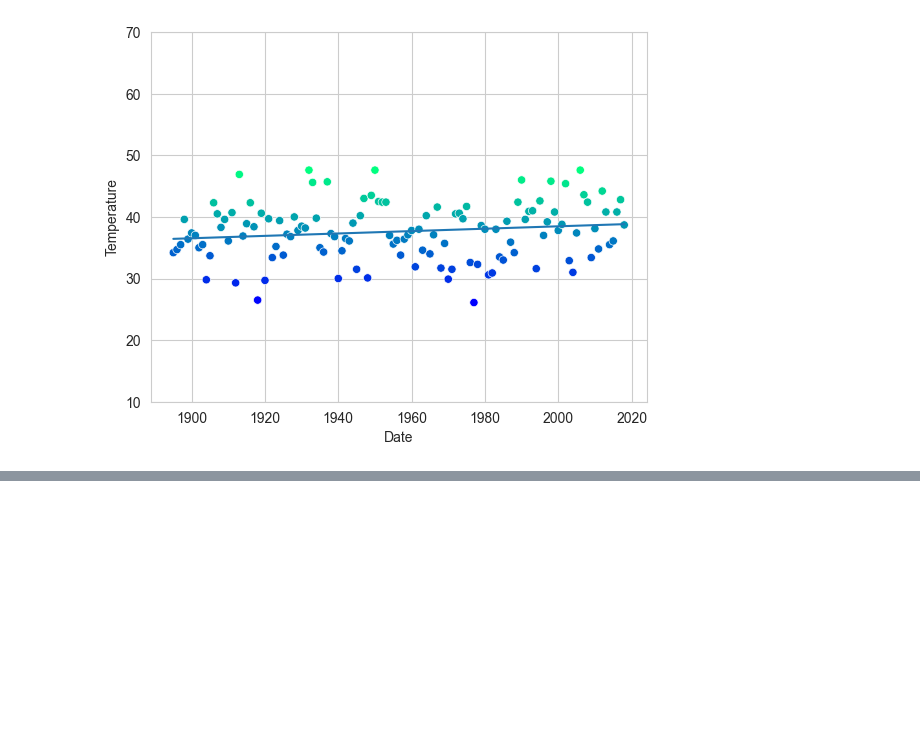
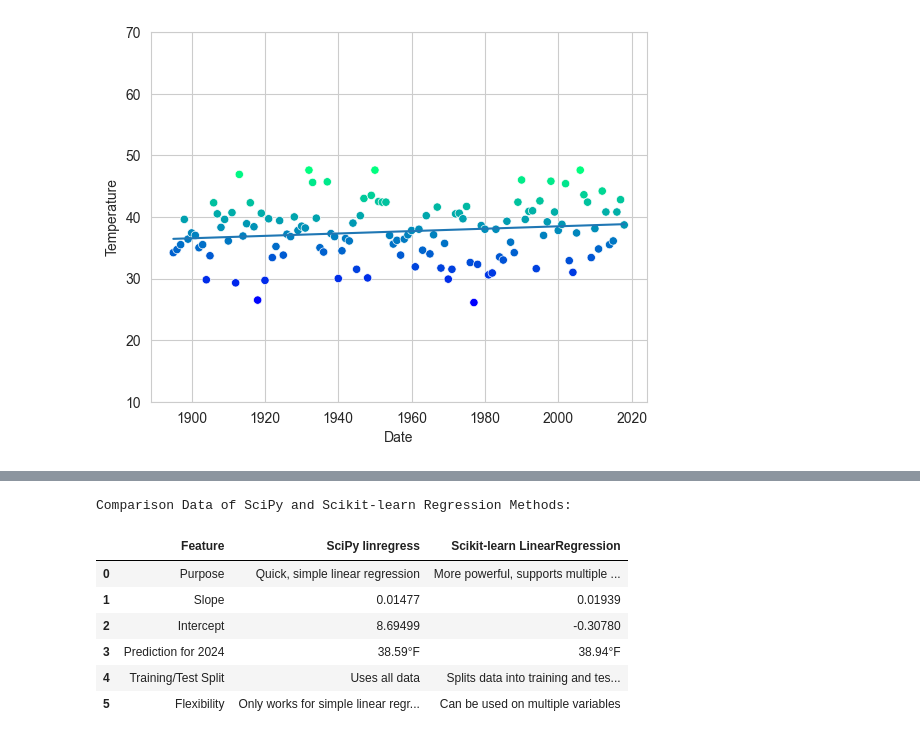
Before and after one commit to abeaderstadt/datafun-07-ml, a Jupyter notebook: beaderstadt_ml.ipynb, the cells around one changed output, grey strips where cells are left out. Cells and saved outputs as stored; diff of their text form; code cells hidden in the pictures; blank space fills up the shorter version.

```diff
--- a/beaderstadt_ml.ipynb
+++ b/beaderstadt_ml.ipynb
@@ -221,0 +226,37 @@ line = plt.plot(x, y)
+# %%
+# Create a dictionary with comparison data of both methods
+data = {
+    "Feature": [
+        "Purpose", "Slope", "Intercept", "Prediction for 2024",
+        "Training/Test Split", "Flexibility"
+    ],
+    "SciPy linregress": [
+        "Quick, simple linear regression",
+        "0.01477",
+        "8.69499",
+        "38.59°F",
+        "Uses all data",
+        "Only works for simple linear regression"
+    ],
+    "Scikit-learn LinearRegression": [
+        "More powerful, supports multiple regression",
+        "0.01939",
+        "-0.30780",
+        "38.94°F",
+        "Splits data into training and test sets",
+        "Can be used on multiple variables"
+    ]
+}
+
+print(f'Comparison Data of SciPy and Scikit-learn Regression Methods:')
+df = pd.DataFrame(data)
+df
+# %% [output]
+Comparison Data of SciPy and Scikit-learn Regression Methods:
+|  | Feature | SciPy linregress | Scikit-learn LinearRegression |
+| 0 | Purpose | Quick, simple linear regression | More powerful, supports multiple ... |
+| 1 | Slope | 0.01477 | 0.01939 |
+| 2 | Intercept | 8.69499 | -0.30780 |
+| 3 | Prediction for 2024 | 38.59°F | 38.94°F |
+| 4 | Training/Test Split | Uses all data | Splits data into training and tes... |
+| 5 | Flexibility | Only works for simple linear regr... | Can be used on multiple variables |
```
Also changed, not shown: parts of 4 cells of this notebook.
